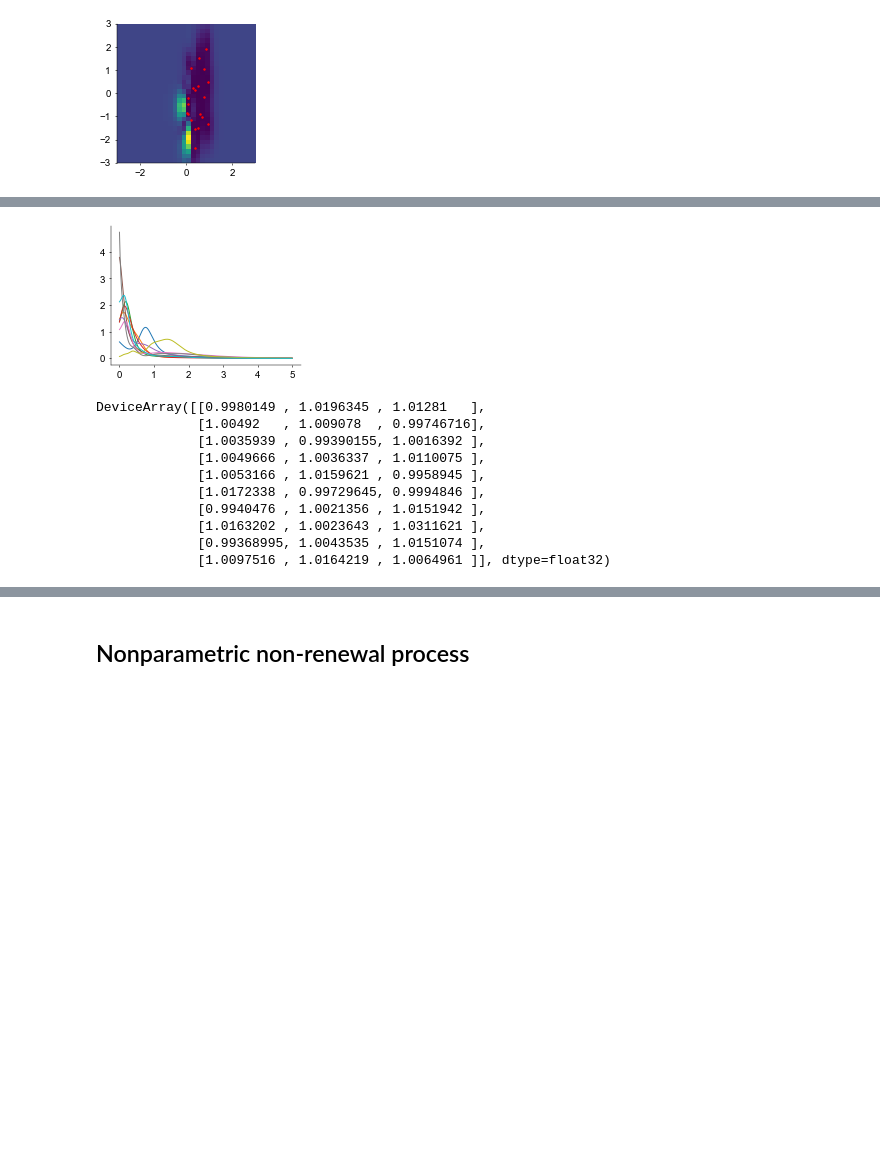
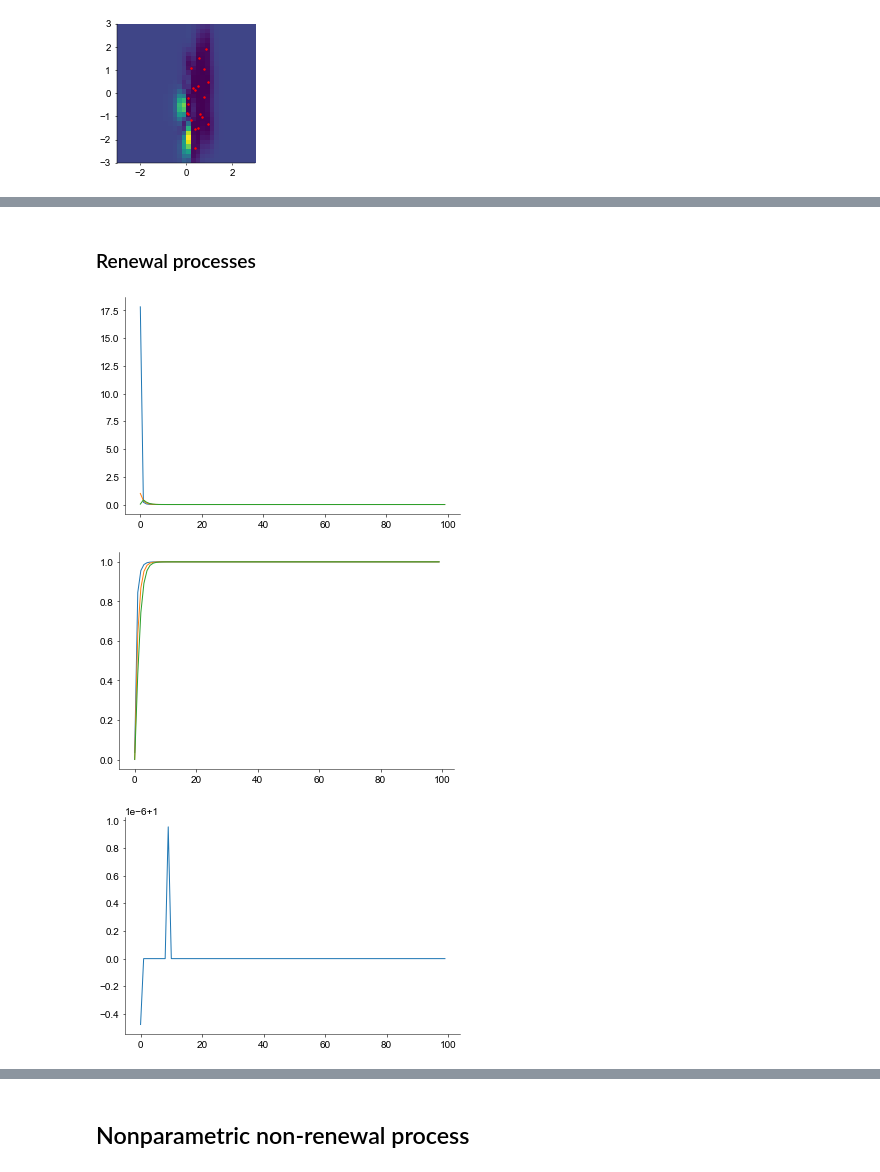
Before and after one commit to davindicode/nonparametric-nonrenewal-process, a Jupyter notebook: scripts/plots/plots.ipynb, the cells around one changed output, grey strips where cells are left out. Cells and saved outputs as stored; diff of their text form; code cells hidden in the pictures; blank space fills up the shorter version.

```diff
--- a/scripts/plots/plots.ipynb
+++ b/scripts/plots/plots.ipynb
@@ -52,3 +43,18 @@ if not os.path.exists('./output'):
+# %%
+jax.config.update('jax_platform_name', 'cpu')
+#jax.config.update('jax_disable_jit', True)
+
+double_arrays = False
+
+if double_arrays:
+    jax.config.update("jax_enable_x64", True)
+    array_type = "float64"
+else:
+    array_type = "float32"
+
+seed = 123
+prng_state = jr.PRNGKey(seed)
+rng = np.random.default_rng(seed)
 # %% [markdown]
 ### Schematic of model
 # %%
@@ -183,0 +190,3 @@ plt.show()
+# %% [markdown]
+<a id='models_IPP'></a>
+### Renewal processes
@@ -184,3 +226,26 @@ plt.show()
+# %%
+obs_dims = 3
+dt = 1.
+
+rm = get_renewal('gamma', obs_dims, dt)
+# %%
+ISI = jnp.linspace(0.001, 100., 100)[:, None]
+
+ll = jax.vmap(rm.log_density)(ISI)
+plt.plot(np.exp(ll)[:, :])
+plt.show()
+
+cd = jax.vmap(rm.cum_density)(ISI)
+plt.plot(cd[:, :])
+plt.show()
+
+lh = jax.vmap(rm.log_hazard)(ISI)
+plt.plot(jnp.exp(lh[:, 1:2]))
+plt.show()
+# %% [output]
+[figure, added]
+[figure, added]
+[figure, added]
 # %%
 evalsteps = 500
 num_samps = 10
@@ -210,23 +275,3 @@ ISI_density = bnpp.sample_conditional_ISI(
     prior=True,
     jitter=1e-6,
 )
-# %%
-n = 0
-
-plt.plot(cisi_t_eval, ISI_density[:, n, :].T)
-plt.show()
-# %% [output]
-[figure, removed]
-# %%
-ISI_density.sum(-1) * (cisi_t_eval[1]-cisi_t_eval[0])
-# %% [output]
-DeviceArray([[0.9980149 , 1.0196345 , 1.01281   ],
-             [1.00492   , 1.009078  , 0.99746716],
-             [1.0035939 , 0.99390155, 1.0016392 ],
-             [1.0049666 , 1.0036337 , 1.0110075 ],
-             [1.0053166 , 1.0159621 , 0.9958945 ],
-             [1.0172338 , 0.99729645, 0.9994846 ],
-             [0.9940476 , 1.0021356 , 1.0151942 ],
-             [1.0163202 , 1.0023643 , 1.0311621 ],
-             [0.99368995, 1.0043535 , 1.0151074 ],
-             [1.0097516 , 1.0164219 , 1.0064961 ]], dtype=float32)
```
Also changed, not shown: parts of 12 cells of this notebook, 5 other files.
